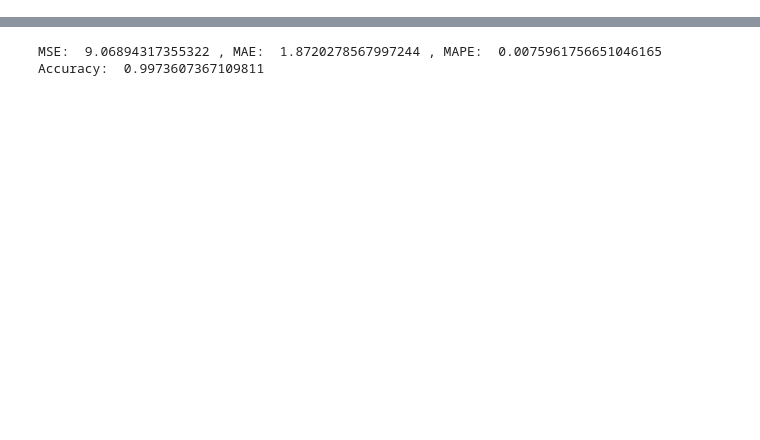
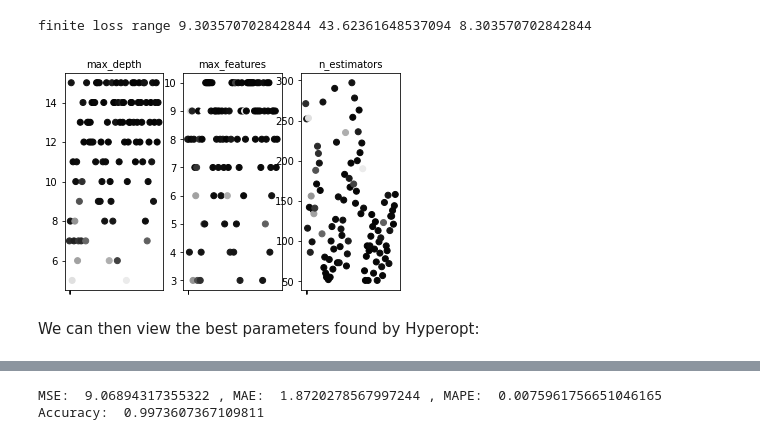
Before and after one commit to naskoap/rann, a Jupyter notebook: experiment/hyperopt_experiment.ipynb, the cells around one changed output, grey strips where cells are left out. Drawn from its saved outputs; the diff is of its cells as text; code cells hidden in the pictures; blank space fills up the shorter version.

```diff
--- a/experiment/hyperopt_experiment.ipynb
+++ b/experiment/hyperopt_experiment.ipynb
@@ -128,3 +184,11 @@ end = time.time()
+# %%
+# Not entirely sure what this shows as it is not explained in the Hyperopt documentation
+main_plot_vars(trials)
+# %% [output]
+finite loss range 9.303570702842844 43.62361648537094 8.303570702842844
+[figure, added]
+# %% [markdown]
+We can then view the best parameters found by Hyperopt:
 # %%
 print("Best Hyperparameters: ", best)
 # %% [output]
```
Also changed, not shown: parts of 41 cells of this notebook.
